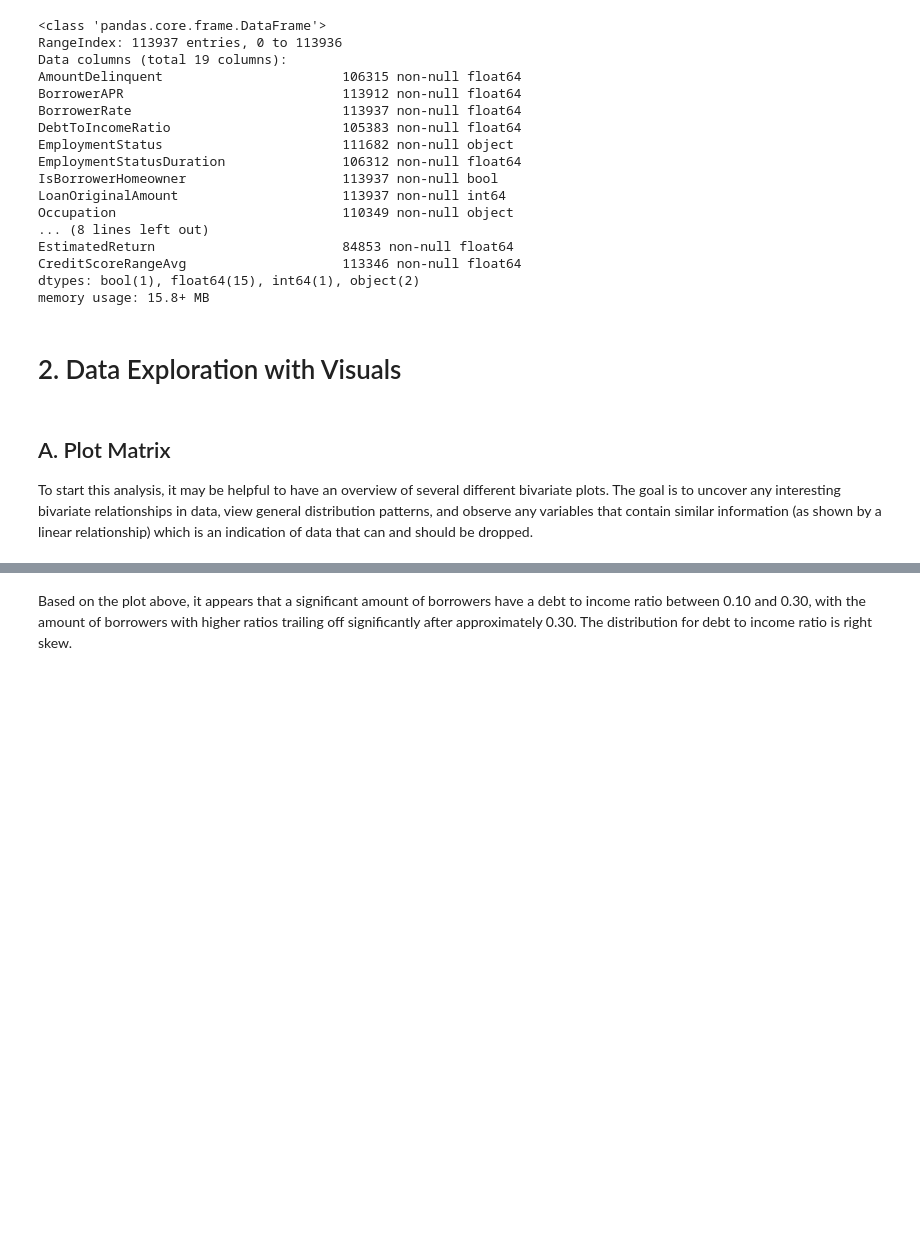
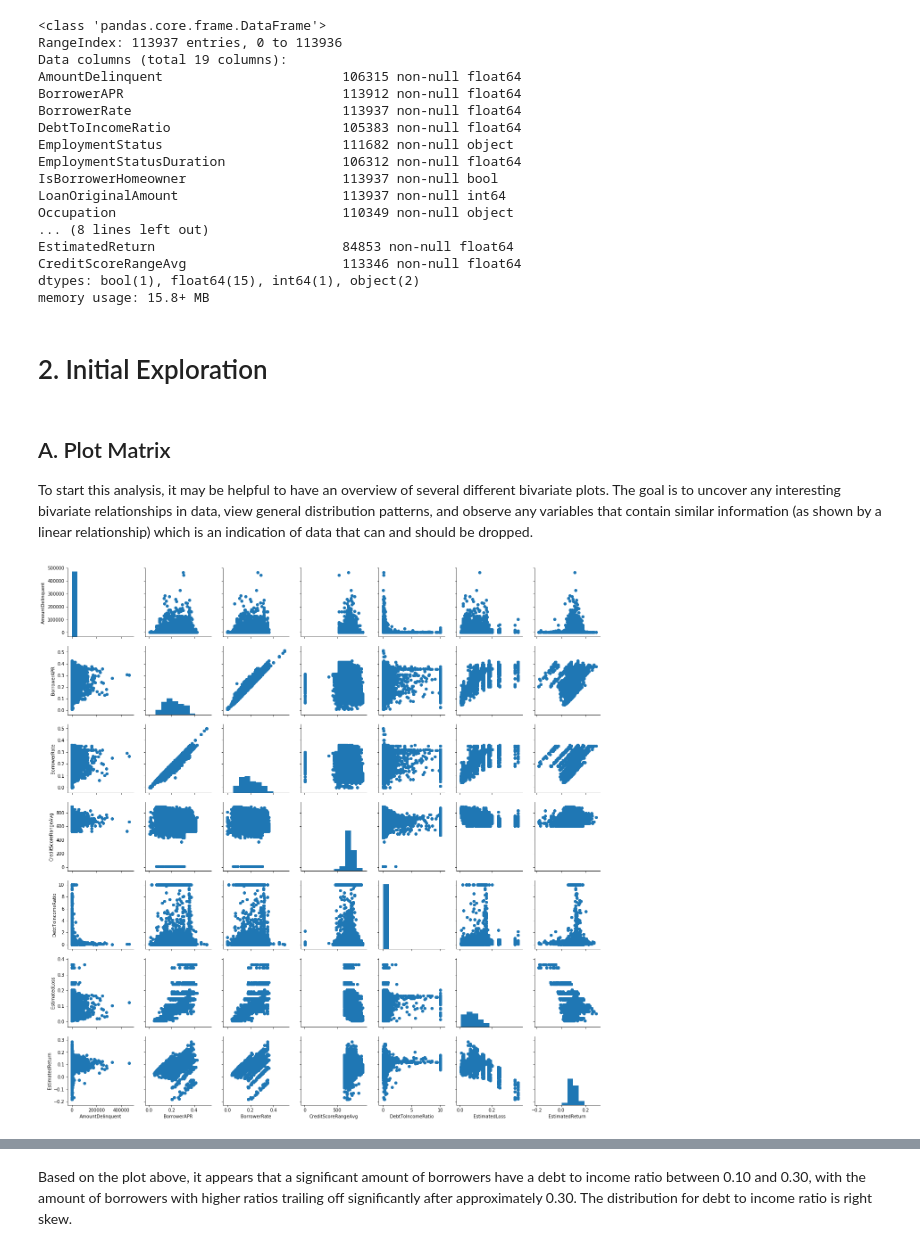
Before and after one commit to louisneira/Data_Visualization, a Jupyter notebook: Data_Visualization.ipynb, the cells around one changed output, grey strips where cells are left out. Saved outputs shown, nothing was run; the diff lists cells and outputs as text; code cells hidden in the pictures; blank space fills up the shorter version.

```diff
--- a/Data_Visualization.ipynb
+++ b/Data_Visualization.ipynb
@@ -165,7 +166,7 @@ CreditScoreRangeAvg                    113346 non-null float64
 dtypes: bool(1), float64(15), int64(1), object(2)
 memory usage: 15.8+ MB
 # %% [markdown]
-# 2. Data Exploration with Visuals
+# 2. Initial Exploration
 # %% [markdown]
 ## A. Plot Matrix
 
@@ -174,7 +175,10 @@ To start this analysis, it may be helpful to have an overview of several differe
 data_vars = ['AmountDelinquent', 'BorrowerAPR', 'BorrowerRate', 'CreditScoreRangeAvg',
                            'DebtToIncomeRatio', 'EstimatedLoss', 'EstimatedReturn']
 # %%
-#g = sns.PairGrid(data = loan_data, vars = data_vars)
-#g.map_diag(plt.hist)
-#g.map_offdiag(plt.scatter);
+# Slow running operation
+g = sns.PairGrid(data = loan_data, vars = data_vars)
+g.map_diag(plt.hist)
+g.map_offdiag(plt.scatter);
+# %% [output]
+[figure, added]
 # %% [markdown]
```
Also changed, not shown: parts of 138 cells of this notebook.
